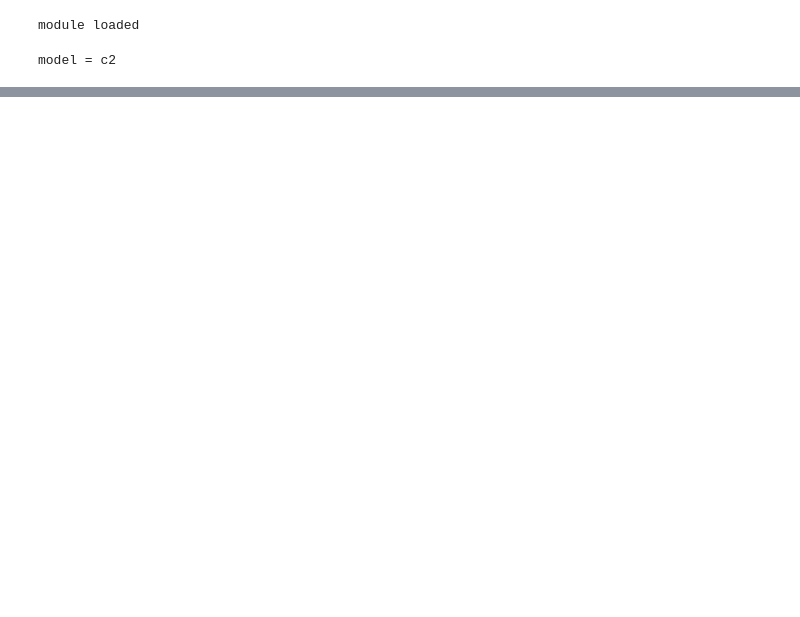
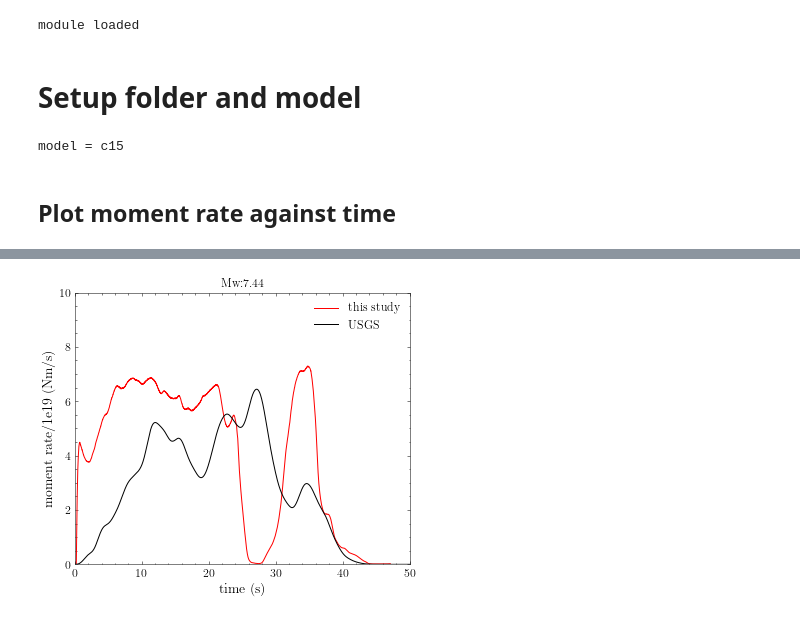
Before and after one commit to daisy20170101/SeisSol_postprocess, a Jupyter notebook: Tibet2021/TibetDynamic.ipynb, the cells around one changed output, grey strips where cells are left out. Saved outputs shown, nothing was run; the diff lists cells and outputs as text; code cells hidden in the pictures; blank space fills up the shorter version.

Commit message:
Update on the postprocessing of Tibet event

```diff
--- a/Tibet2021/TibetDynamic.ipynb
+++ b/Tibet2021/TibetDynamic.ipynb
@@ -4,19 +5,26 @@
 # %%
 # initialize and load modules
-%matplotlib notebook
+#%matplotlib notebook
 from pythonXdmfReader.pythonXdmfReader import*
 import numpy as np
 import matplotlib.pyplot as plt
+plt.style.use('science')
+
 import matplotlib.tri as tri
 import pyproj
 import scipy.io as sio
+from palettable.scientific import sequential as cm
 from scipy import spatial
-from cmcrameri import cm
+
 from scipy.io import netcdf_file as netcdf
 
-import matplotlib
-matplotlib.rc('xtick', labelsize=9)
-matplotlib.rc('ytick', labelsize=9)
+
+import rasterio
+from rasterio.plot import show
+import numpy as np
+import os
+
+from Lib_GeneralFunctions import *
 
 print('module loaded')
 # %% [output]
@@ -24,24 +38,27 @@ module loaded
+# %% [markdown]
+# Setup folder and model
 # %%
-# setup folder and model
-folder = '/import/freenas-m-05-seissol/dli/Qinghai/output/'
+ModelFolder = '/import/freenas-m-05-seissol/jhayek/Data_SupNG/Qinghai/'
 # model name
-modelname = 'c2'
+modelname = 'c15' #C3,5,6,7
 print('model = '+ modelname)
 # %% [output]
-model = c2
+model = c15
+# %% [markdown]
+## Plot moment rate against time
 # %%
 ## plot moment rate with time
-#modelname = 'data6'
-modelname = 'c2'
 
-fin = open(folder+modelname+'-EnF_0t-all.dat','r')
-enf = np.loadtxt(fin,comments='#',skiprows=1)
+fin = open(ModelFolder+modelname+'-EnF_0t-all.dat','r') ## Concat file after postprocessing all the Enf files
+enf = np.loadtxt(fin,comments='#',skiprows=1); # Moment rate output
 
-mfile='STF_usgs.txt'
+mfile='STF_usgs.txt' # Source time function from the USGS, located in the same folder as the notebook
 fin2 = open(mfile,'r');
 mr = np.loadtxt(fin2);
 
-plt.figure()
+
+#%%%%%%%%% Plotting + units conversion to compare against USGS
+plt.figure(figsize=(6,5))
 
 #plt.subplot(1,2,1)
 plt.plot(enf[:,0],enf[:,1]*1e7/1e25,'-r')   # from MPa*m**2/s to dyne-cm/s
@@ -56,10 +73,10 @@ plt.ylim([0,10])
 
 # seismic moment magnitude
 moment0 = 0.0
-M0 = np.trapz(enf[:,1], x=enf[:,0])
+M0 = np.trapz(enf[:,1], x=enf[:,0]) # Trapezoidal rule for integration
 
-mag  = 2/3*np.log10(M0)-6.07
+mag  = 2/3*np.log10(M0)-6.07 # Conversion to moment magnitude for the title
 
 plt.title('Mw:'+str(round(mag,2)))
-plt.savefig(modelname+'-mag.png',dpi=150)
+plt.savefig(modelname+'-mag.png',dpi=300)
 # %% [output]
@@ -67,0 +83 @@ plt.savefig(modelname+'-mag.png',dpi=150)
+[figure, added]
```
Also changed, not shown: parts of 13 cells of this notebook, 1 other file.
